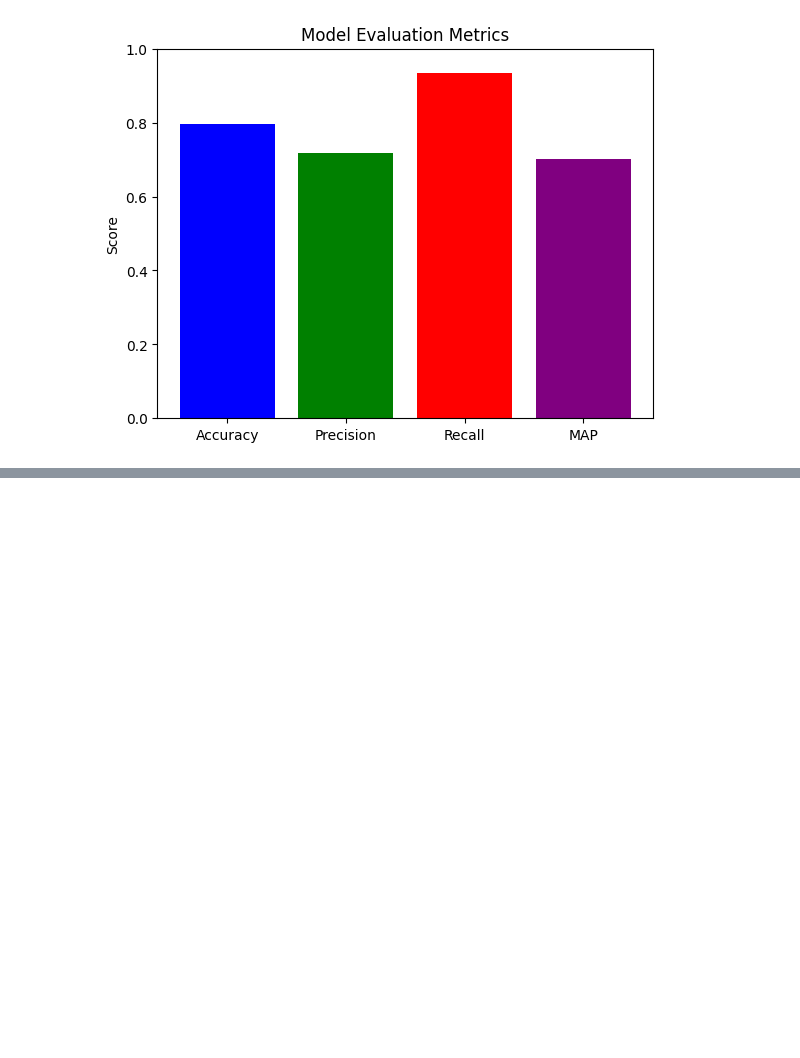
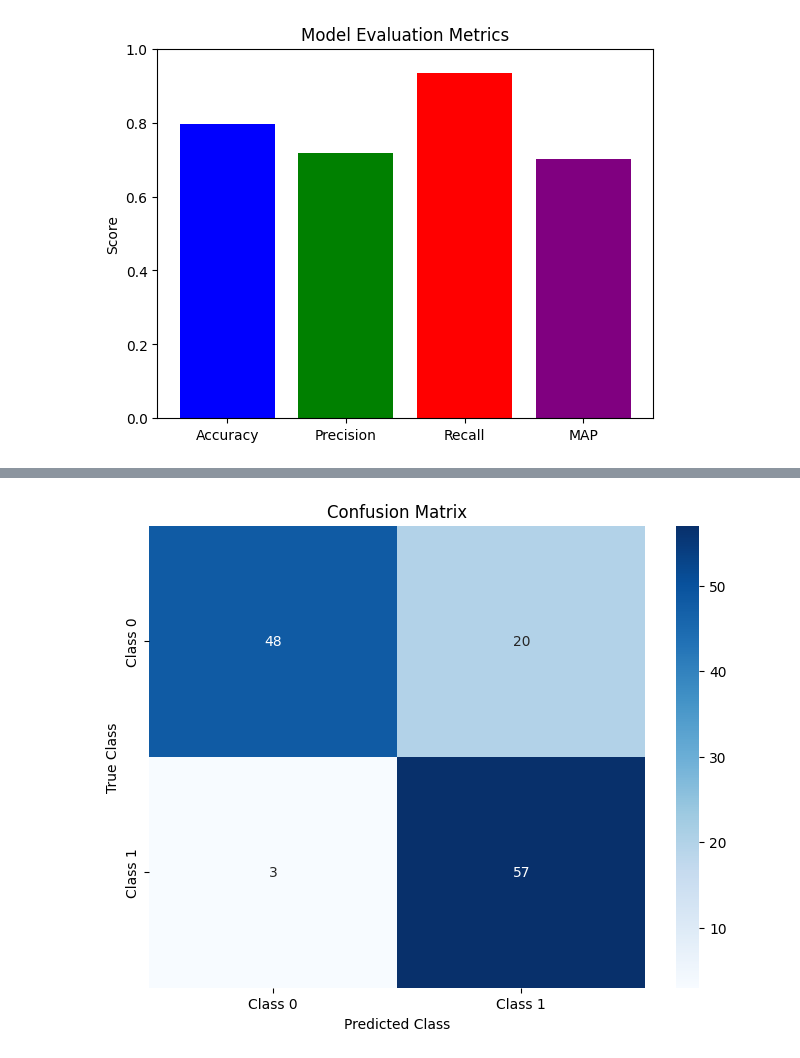
Before and after one commit to WuxiGuy/bc-wildfire-prediction, a Jupyter notebook: notebooks_models/random_forest.ipynb, the cells around one changed output, grey strips where cells are left out. Drawn from its saved outputs; the diff is of its cells as text; code cells hidden in the pictures; blank space fills up the shorter version.

```diff
--- a/notebooks_models/random_forest.ipynb
+++ b/notebooks_models/random_forest.ipynb
@@ -246,3 +257,18 @@ weighted avg       0.85      0.82      0.82       128
 [[48 20]
  [ 3 57]]
 [figure]
+# %%
+# Generate confusion matrix
+import seaborn as sns
+
+conf_matrix = confusion_matrix(y_test, y_pred_best)
+
+# Plot confusion matrix
+plt.figure(figsize=(8, 6))
+sns.heatmap(conf_matrix, annot=True, fmt="d", cmap='Blues', xticklabels=['Class 0', 'Class 1'], yticklabels=['Class 0', 'Class 1'])
+plt.title('Confusion Matrix')
+plt.ylabel('True Class')
+plt.xlabel('Predicted Class')
+plt.show()
+# %% [output]
+[figure, added]
```
Also changed, not shown: parts of 6 cells of this notebook, 40 other files.
